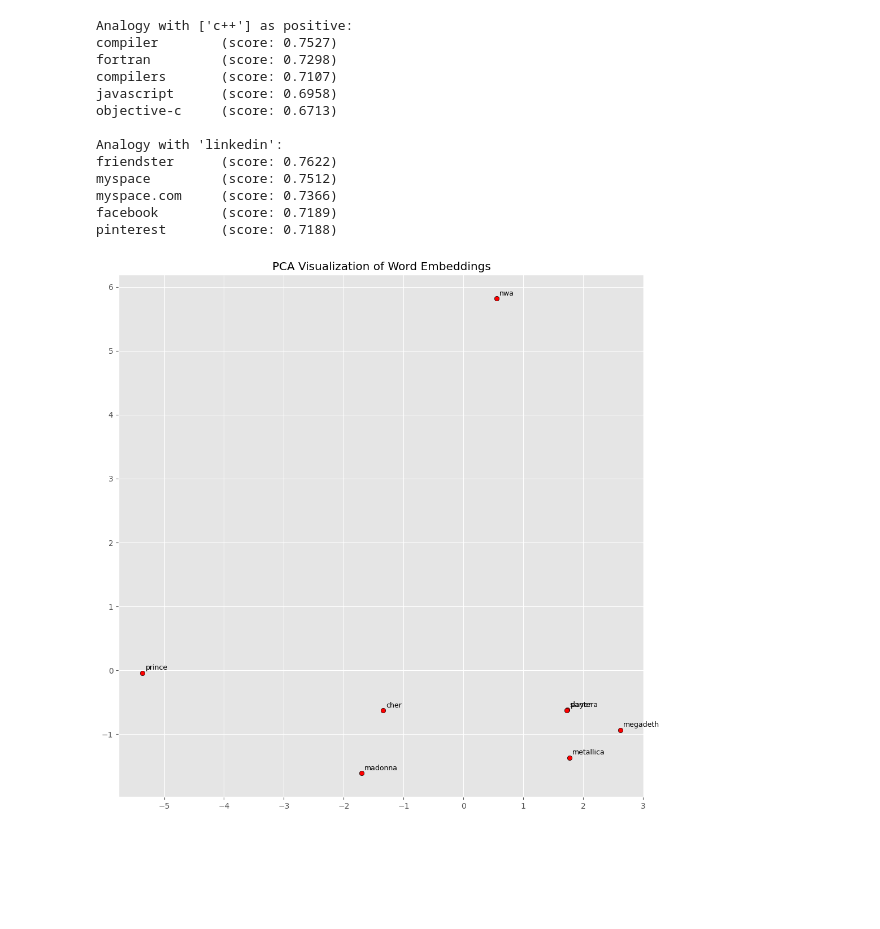
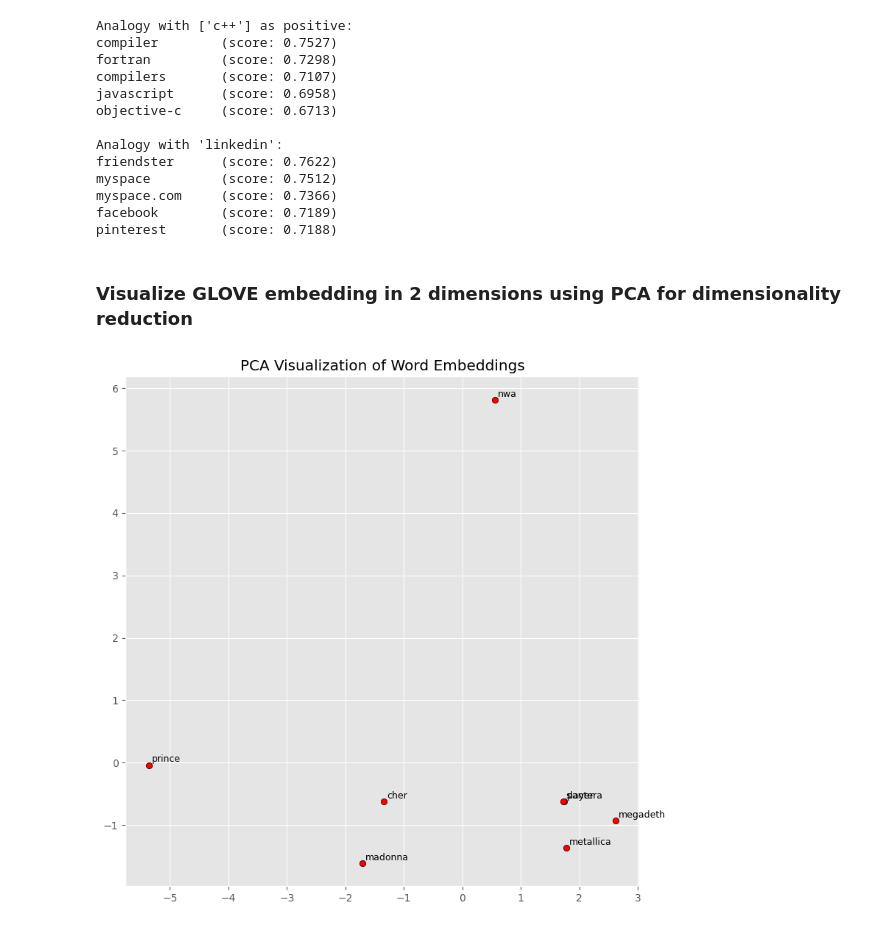
Before and after one commit to LiorGazit/Word_Vector_Functionalities, a Jupyter notebook: playing_with_vector_embeddings.ipynb, the cells around one changed output. Saved outputs shown, nothing was run; the diff lists cells and outputs as text; code cells hidden in the pictures; blank space fills up the shorter version.

```diff
--- a/playing_with_vector_embeddings.ipynb
+++ b/playing_with_vector_embeddings.ipynb
@@ -119,32 +120,30 @@ myspace         (score: 0.7512)
 myspace.com     (score: 0.7366)
 facebook        (score: 0.7189)
 pinterest       (score: 0.7188)
+# %% [markdown]
+### Visualize GLOVE embedding in 2 dimensions using PCA for dimensionality reduction
 # %%
-# import matplotlib.pyplot as plt
-# import numpy as np
-# from sklearn.decomposition import PCA
-
 def display_pca_scatterplot(model, words=None, sample=0):
     # Get words: either provided, sampled, or all from the vocabulary.
     if words is None:
         if sample > 0:
             words = np.random.choice(list(model.vocab.keys()), sample)
         else:
             words = list(model.vocab.keys())
 
     vectors = np.array([model[w] for w in words])
     twodim = PCA(n_components=2).fit_transform(vectors)
 
-    plt.figure(figsize=(12,12))
+    plt.figure(figsize=(9,9))
     plt.scatter(twodim[:,0], twodim[:,1], edgecolors='k', c='r')
     for word, (x, y) in zip(words, twodim):
         plt.text(x+0.05, y+0.05, word, fontsize=9)
     plt.title("PCA Visualization of Word Embeddings")
     plt.show()
 
 # Example call:
 display_pca_scatterplot(model,
                         words=['metallica', 'megadeth', 'pantera', 'slayer',
                                'madonna', 'cher', 'nwa', 'prince'])
 # %% [output]
-[figure, old version]
+[figure, new version]
```
Also changed, not shown: parts of 3 cells of this notebook.
